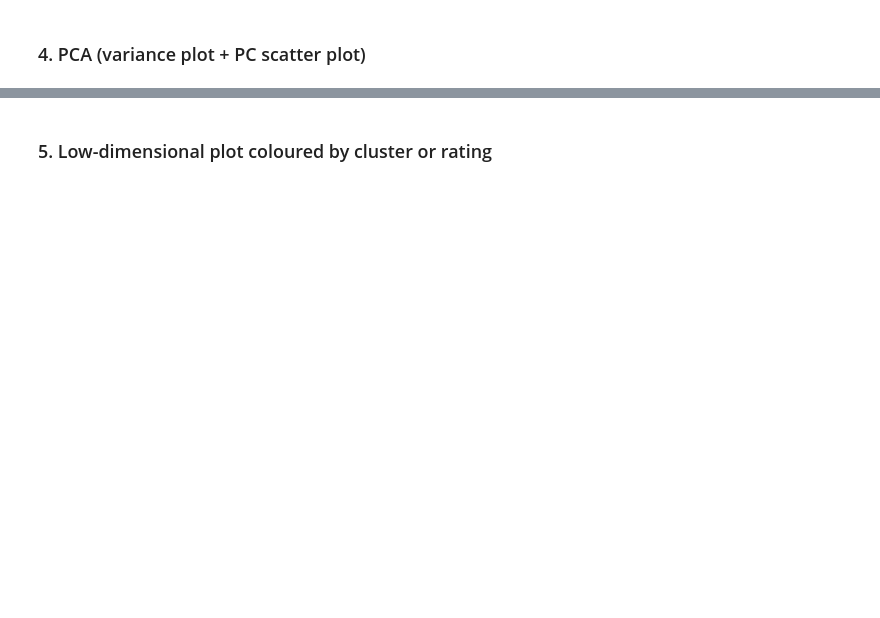
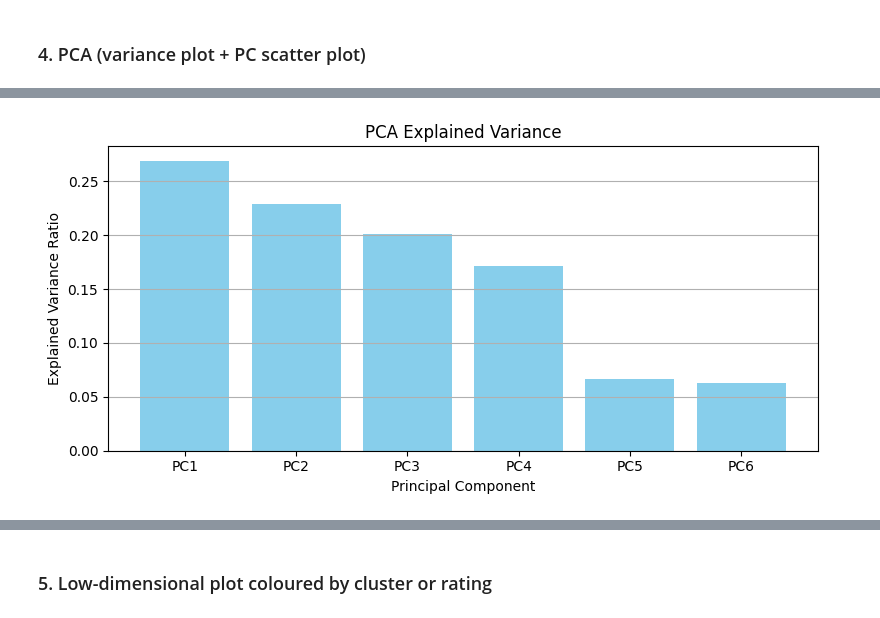
Before and after one commit to SailorJens/ML_Uni_Notebooks, a Jupyter notebook: Assessment template - Classification_Jens_v2.ipynb, the cells around one changed output, grey strips where cells are left out. Cells and saved outputs as stored; diff of their text form; code cells hidden in the pictures; blank space fills up the shorter version.

```diff
--- a/Assessment template - Classification_Jens_v2.ipynb
+++ b/Assessment template - Classification_Jens_v2.ipynb
@@ -561,0 +519,91 @@ plt.show()
+# %%
+# Fit PCA based on the SFS MAE features.
+from sklearn.decomposition import PCA
+from sklearn.metrics import silhouette_samples
+
+scaler = StandardScaler()
+
+X = df[feature_columns_sfs_mae]
+X_scaled = scaler.fit_transform(X)
+pca = PCA()
+pca.fit(X_scaled)
+
+# Bar plot of explained variance
+plt.figure(figsize=(8, 4))
+plt.bar(x=np.arange(1, len(pca.explained_variance_ratio_) + 1),
+        height=pca.explained_variance_ratio_,
+        tick_label=[f'PC{i}' for i in range(1, len(pca.explained_variance_ratio_) + 1)],
+        color='skyblue')
+
+plt.xlabel('Principal Component')
+plt.ylabel('Explained Variance Ratio')
+plt.title('PCA Explained Variance')
+plt.grid(axis='y')
+plt.tight_layout()
+plt.show()
+
+# Cumulative explained variance
+cum_var = np.cumsum(pca.explained_variance_ratio_)
+
+# Plot
+plt.figure(figsize=(8, 4))
+plt.plot(range(1, len(cum_var) + 1), cum_var, marker='o', label='Cumulative Explained Variance')
+plt.axhline(y=0.95, color='red', linestyle='--', label='95% Threshold')
+plt.xticks(range(1, len(cum_var) + 1))
+plt.xlabel('Number of Principal Components')
+plt.ylabel('Cumulative Explained Variance')
+plt.title('Cumulative PCA Explained Variance')
+plt.grid(True)
+plt.legend()
+plt.tight_layout()
+plt.show()
+
+
+pca = PCA(n_components=4)
+X_pca = pca.fit_transform(X_scaled)
+
+# Train KMeans on the PCA-transformed data
+kmeans = KMeans(n_clusters=6, random_state=1)
+kmeans_labels = kmeans.fit_predict(X_pca)
+
+
+# PCA plot and t-SNE plots with KMeans clustering labels
+# Prepare the figure
+fig, axes = plt.subplots(1, 2, figsize=(12, 5))
+# Plot PCA results
+axes[0].scatter(X_pca[:, 0], X_pca[:, 1], c=kmeans_labels, cmap='tab10', s=10, alpha=0.4)
+axes[0].set_title('K-Means Clustering (4 PCs, 6 clusters) – PCA')
+# t-SNE for 2D visualization
+tsne = TSNE(n_components=2, random_state=42)
+X_tsne = tsne.fit_transform(X_pca)
+# Plot t-SNE results
+axes[1].scatter(X_tsne[:, 0], X_tsne[:, 1], c=kmeans_labels, cmap='tab10', s=10, alpha=0.4)
+axes[1].set_title('K-Means Clustering (4 PCs, 6 clusters) – t-SNE')
+plt.tight_layout()
+plt.show()
+
+# Calculate silhouette score
+kmeans_silhouette = silhouette_score(X_pca, kmeans_labels)
+print(f"K-Means Silhouette Score (4 PCs): {kmeans_silhouette}")
+
+# Finally add a silhoutte plots for KMeans clustering with 6 clusters for the 4 PCs
+n_clusters = 6
+sil_vals = silhouette_samples(X, kmeans_labels)
+y_lower = 10
+plt.figure(figsize=(8,6))
+for i in range(n_clusters):
+    cluster_sil_vals = sil_vals[kmeans_labels == i]
+    cluster_sil_vals.sort()
+    size_cluster = cluster_sil_vals.shape[0]
+    y_upper = y_lower + size_cluster
+    plt.fill_betweenx(np.arange(y_lower, y_upper),
+                      0, cluster_sil_vals)
+    plt.text(-0.05, y_lower + 0.5 * size_cluster, str(i))
+    y_lower = y_upper + 10
+plt.axvline(np.mean(sil_vals), color="red", linestyle="--")
+plt.xlabel("Silhouette Coefficient")
+plt.ylabel("Cluster")
+plt.title("Silhouette Plot (4 PCs, 6 clusters)")
+plt.show()
+# %% [output]
+[figure, added]
```
Also changed, not shown: parts of 31 cells of this notebook.
